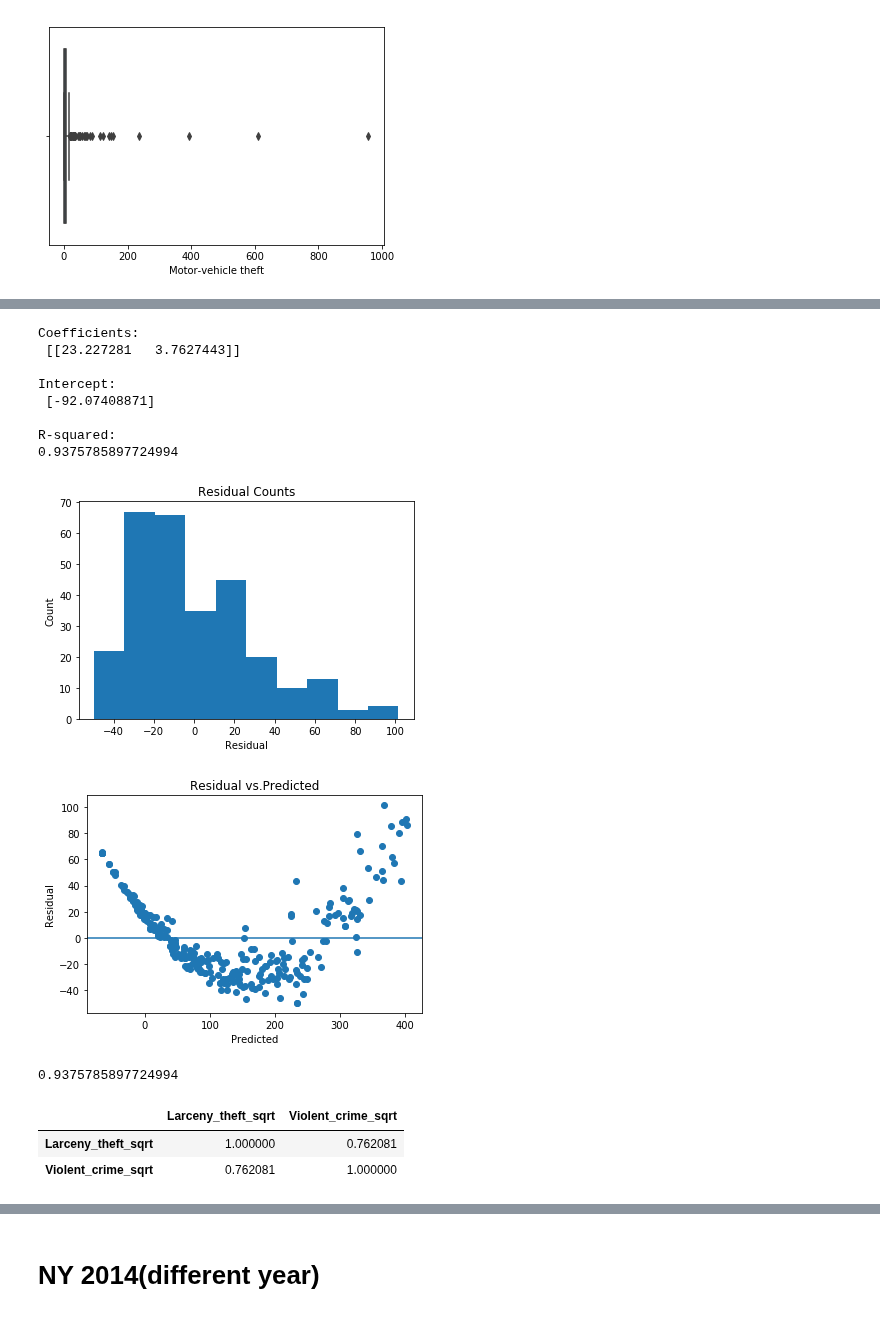
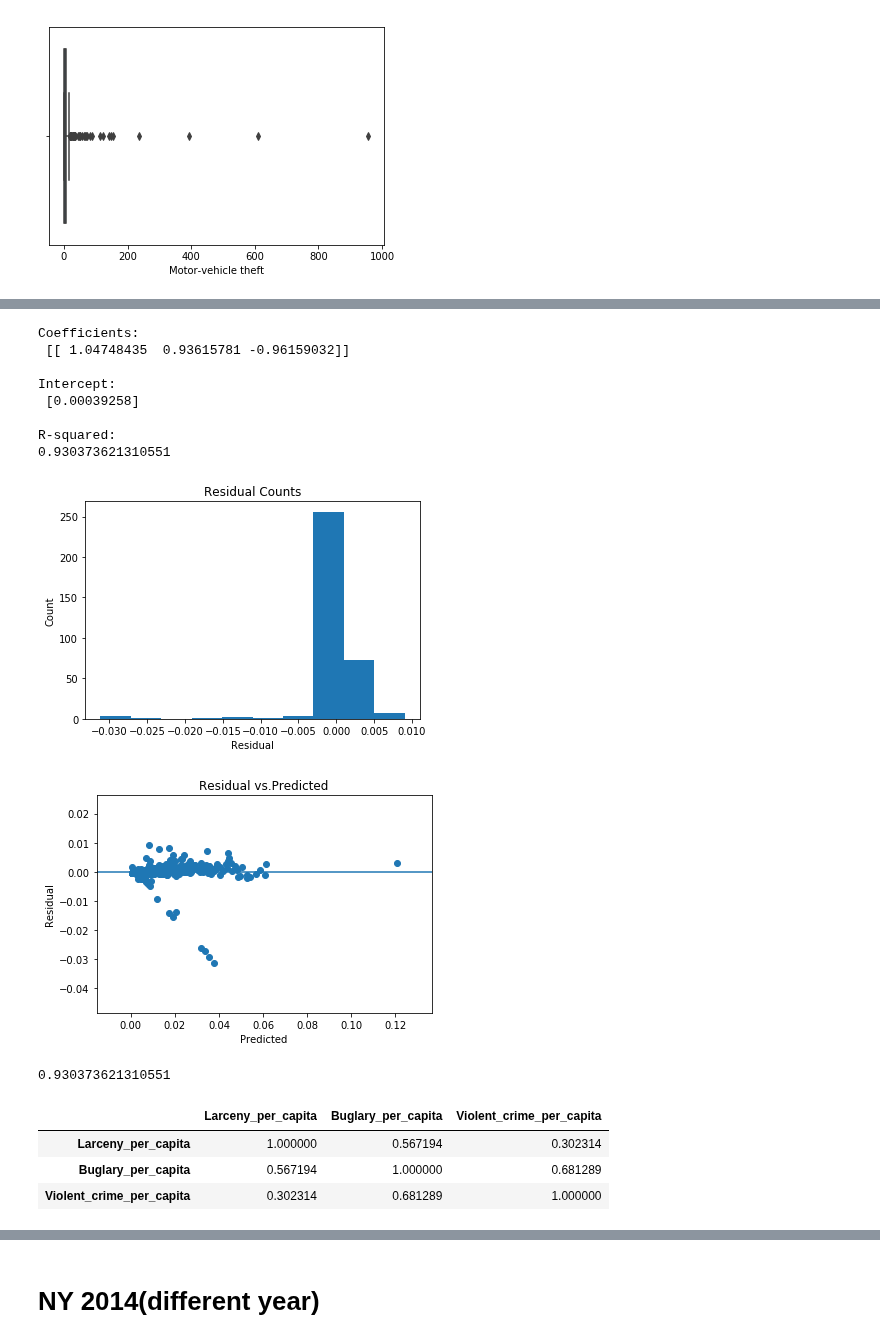
Before and after one commit to innawendell/Describing-Data-, a Jupyter notebook: Multi_Variable_regression.ipynb, the cells around one changed output, grey strips where cells are left out. Drawn from its saved outputs; the diff is of its cells as text; code cells hidden in the pictures.

```diff
--- a/Multi_Variable_regression.ipynb
+++ b/Multi_Variable_regression.ipynb
@@ -154,7 +153,7 @@ fbi_new.fillna(fbi_new.mean(), inplace = True)
 # %%
 # removing outliers
 
-fbi_new = fbi_new.loc[(fbi_new['Property_crime'] <=500)& (fbi_new['Aggrevated_assault'] <150) &(fbi_new['Larceny_theft'] <500)&(fbi_new['Arson'] <5) & (fbi_new['Violent_crime'] < 50) & (fbi_new['Murder'] <10) & (fbi_new['Rape'] <40) & (fbi_new['Robbery'] < 300) & (fbi_new['Motor-vehicle theft'] <200)]
+#fbi_new = fbi_new.loc[(fbi_new['Property_crime'] <=500)& (fbi_new['Aggrevated_assault'] <150) &(fbi_new['Larceny_theft'] <500)&(fbi_new['Arson'] <5) & (fbi_new['Violent_crime'] < 50) & (fbi_new['Murder'] <10) & (fbi_new['Rape'] <40) & (fbi_new['Robbery'] < 300) & (fbi_new['Motor-vehicle theft'] <200)]
 # %%
 fbi_new.head()
 # %% [output]
@@ -218,12 +204,11 @@ R-squared:
 # %%
 features_new = pd.DataFrame(fbi_new.Population)
-features_new['Larceny_theft'] = fbi_new['Larceny_theft']
-features_new['Buglary'] = fbi_new['Buglary']
-features_new['Violent_crime'] = fbi_new['Violent_crime']
-features_new['Property_crime'] = fbi_new['Property_crime']
-features_new['Motor-vehicle theft'] = fbi_new['Motor-vehicle theft']
-features_new['Arson'] = fbi_new['Arson']
-features_new['Aggrevated_assault'] = fbi_new['Aggrevated_assault']
-features_new['Rape'] = fbi_new['Rape']
-features_new['Property_crime_sqrt'] =np.sqrt(features_new['Property_crime'])
+features_new['Property_crime_per_capita'] = fbi_new['Property_crime'] /fbi_new['Population']
+features_new['Larceny_per_capita'] = fbi_new['Larceny_theft'] / fbi_new['Population']
+features_new['Buglary_per_capita'] = fbi_new['Buglary'] / fbi_new['Population']
+features_new['Violent_crime_per_capita'] = fbi_new['Violent_crime'] / fbi_new['Population']
+features_new['Vehicle_theft_per_capita'] = fbi_new['Motor-vehicle theft'] / fbi_new['Population']
+features_new['Arson_per_capita'] = fbi_new['Arson']  / fbi_new['Population']
+features_new['Aggrevated_assault_per_capita'] = fbi_new['Aggrevated_assault'] / fbi_new['Population']
+features_new['Rape_per_capita'] = fbi_new['Rape'] / fbi_new['Population']
 # %%
@@ -238,11 +227,6 @@ features_new.head()
-# %%
-features_new['Larceny_theft_sqrt'] = (features_new['Larceny_theft']+1) **0.5
-#features_new['Buglary_sqrt'] = (features_new['Buglary'] +1)**0.7
-features_new['Violent_crime_sqrt'] = (features_new['Violent_crime'] +1) **0.5
-#features_new['Aggrevated_assault_sqrt'] = (features_new['Aggrevated_assault']+1)**0.5
 # %%
-Y_one = features_new['Property_crime'].values.reshape(-1, 1)
-X_one = features_new[['Larceny_theft_sqrt', 'Violent_crime_sqrt']]
+Y_one = features_new['Property_crime_per_capita'].values.reshape(-1, 1)
+X_one = features_new[['Larceny_per_capita', 'Buglary_per_capita','Violent_crime_per_capita']]
 regr.fit(X_one, Y_one)
 
 print('\nCoefficients: \n', regr.coef_)
@@ -251,26 +235,26 @@ print('\nR-squared:')
 print(regr.score(X_one,Y_one))
 # %% [output]
 Coefficients:
- [[23.227281   3.7627443]]
+ [[ 1.04748435  0.93615781 -0.96159032]]
 
 Intercept:
- [-92.07408871]
+ [0.00039258]
 
 R-squared:
-0.9375785897724994
+0.930373621310551
 # %%
 predicted = regr.predict(X_one).ravel()
-actual= features_new['Property_crime']
-predicted_sqrd = predicted ** 2
+actual= features_new['Property_crime_per_capita']
+
 residual = actual - predicted
 
 plt.hist(residual)
 plt.title('Residual Counts')
 plt.xlabel('Residual')
 plt.ylabel('Count')
 plt.show()
 # %% [output]
-[figure, old version]
+[figure, new version]
 # %%
 plt.scatter(predicted, residual)
 plt.xlabel('Predicted')
@@ -279,16 +263,17 @@ plt.axhline(y=0)
 plt.title('Residual vs.Predicted')
 plt.show()
 # %% [output]
-[figure, old version]
+[figure, new version]
 # %%
 r2_score(actual, predicted)
 # %% [output]
-0.9375785897724994
+0.930373621310551
 # %%
 correlation_matrix = X_one.corr()
 display(correlation_matrix)
 # %% [output]
-|  | Larceny_theft_sqrt | Violent_crime_sqrt |
-| Larceny_theft_sqrt | 1.000000 | 0.762081 |
-| Violent_crime_sqrt | 0.762081 | 1.000000 |
+|  | Larceny_per_capita | Buglary_per_capita | Violent_crime_per_capita |
+| Larceny_per_capita | 1.000000 | 0.567194 | 0.302314 |
+| Buglary_per_capita | 0.567194 | 1.000000 | 0.681289 |
+| Violent_crime_per_capita | 0.302314 | 0.681289 | 1.000000 |
 # %%
```
Also changed, not shown: parts of 28 cells of this notebook.
